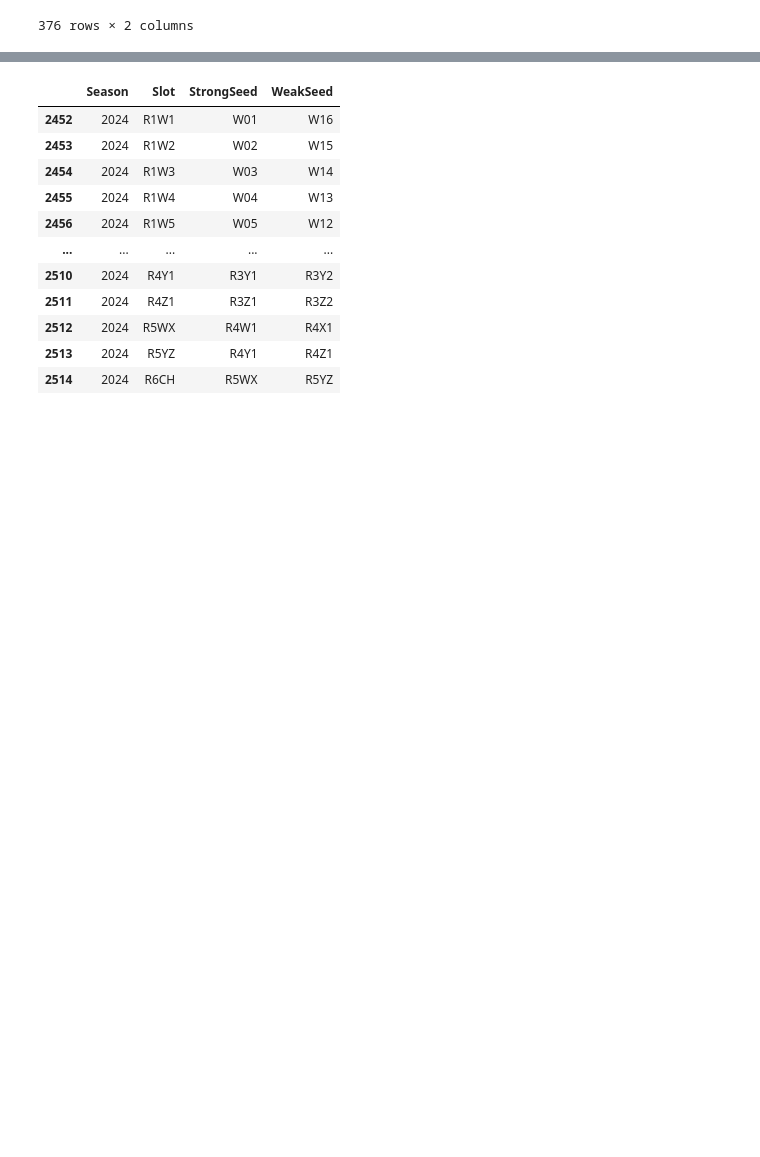
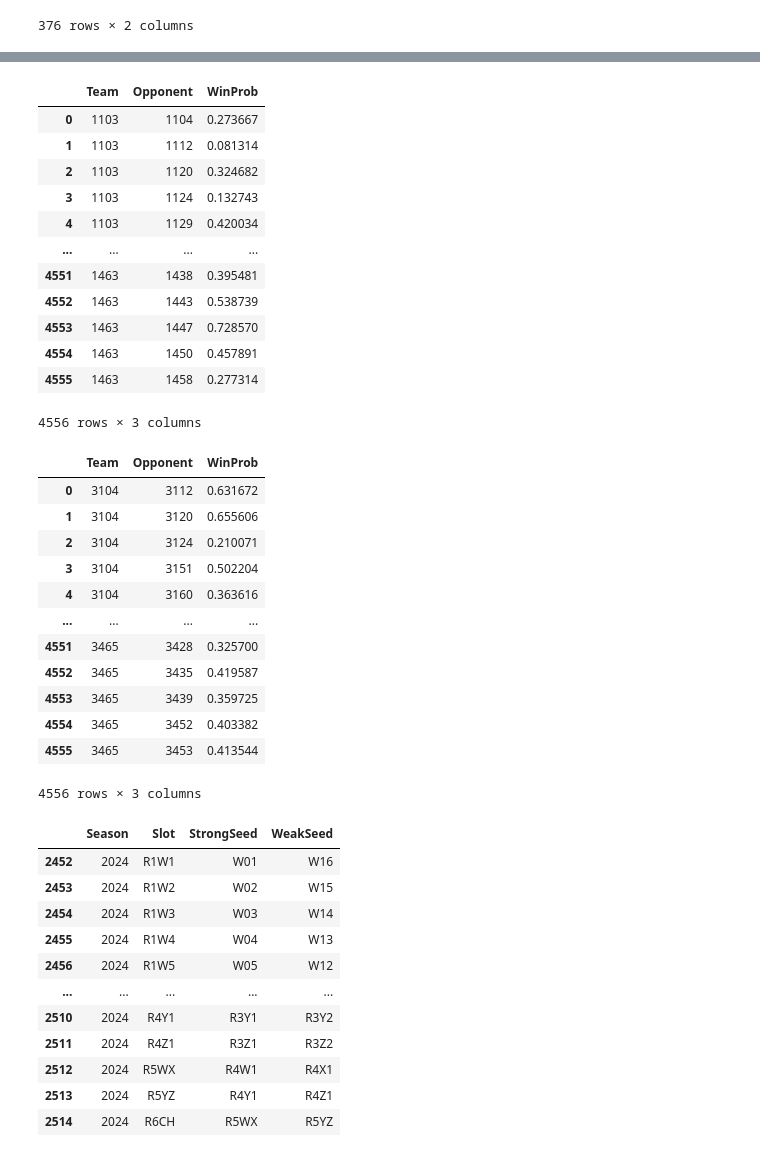
Before and after one commit to caiomelo22/march-madness-2024, a Jupyter notebook: notebook290af3cecf.ipynb, the cells around one changed output, grey strips where cells are left out. Drawn from its saved outputs; the diff is of its cells as text; code cells hidden in the pictures; blank space fills up the shorter version.

```diff
--- a/notebook290af3cecf.ipynb
+++ b/notebook290af3cecf.ipynb
@@ -350,3 +351,60 @@ w_current_szn_df, w_teams_df, w_slots = pipeline('W')
 | 2276 | 2024 | 3452 | 3465 | West Virginia | Cal Baptist | 8 | 0.0 | 68.884120 | 68.611588 | ... |
 | 2277 | 2024 | 3453 | 3465 | WI Green Bay | Cal Baptist | 11 | 0.0 | 82.378855 | 68.640969 | ... |
 2278 rows × 38 columns
+# %%
+def aggregate_probabilities_by_team(df):
+    teams = pd.concat([df['TeamA'], df['TeamB']]).unique()
+    team_probabilities = pd.DataFrame(index=teams, columns=teams)
+
+    # Fill the win probability DataFrame with NaNs
+    team_probabilities[:] = float('NaN')
+
+    # Calculate win probabilities for each team against each other team
+    for index, row in df.iterrows():
+        team_probabilities.at[row['TeamA'], row['TeamB']] = row['AProb']
+        team_probabilities.at[row['TeamB'], row['TeamA']] = row['BProb']
+
+    # Create a new DataFrame to store the results
+    result = pd.DataFrame(columns=['Team', 'Opponent', 'WinProb'])
+
+    # Iterate over each team and opponent to fill the result DataFrame
+    for team in teams:
+        for opponent in teams:
+            if team != opponent:
+                win_prob = team_probabilities.at[team, opponent]
+                result = pd.concat([result, pd.DataFrame([[team, opponent, win_prob]], columns=['Team', 'Opponent', 'WinProb'])], ignore_index=True)
+
+    return result
+
+probabilities_m = aggregate_probabilities_by_team(m_current_szn_df)
+display(probabilities_m)
+
+probabilities_w = aggregate_probabilities_by_team(w_current_szn_df)
+display(probabilities_w)
+# %% [output]
+|  | Team | Opponent | WinProb |
+| 0 | 1103 | 1104 | 0.273667 |
+| 1 | 1103 | 1112 | 0.081314 |
+| 2 | 1103 | 1120 | 0.324682 |
+| 3 | 1103 | 1124 | 0.132743 |
+| 4 | 1103 | 1129 | 0.420034 |
+| ... | ... | ... | ... |
+| 4551 | 1463 | 1438 | 0.395481 |
+| 4552 | 1463 | 1443 | 0.538739 |
+| 4553 | 1463 | 1447 | 0.728570 |
+| 4554 | 1463 | 1450 | 0.457891 |
+| 4555 | 1463 | 1458 | 0.277314 |
+4556 rows × 3 columns
+|  | Team | Opponent | WinProb |
+| 0 | 3104 | 3112 | 0.631672 |
+| 1 | 3104 | 3120 | 0.655606 |
+| 2 | 3104 | 3124 | 0.210071 |
+| 3 | 3104 | 3151 | 0.502204 |
+| 4 | 3104 | 3160 | 0.363616 |
+| ... | ... | ... | ... |
+| 4551 | 3465 | 3428 | 0.325700 |
+| 4552 | 3465 | 3435 | 0.419587 |
+| 4553 | 3465 | 3439 | 0.359725 |
+| 4554 | 3465 | 3452 | 0.403382 |
+| 4555 | 3465 | 3453 | 0.413544 |
+4556 rows × 3 columns
```
Also changed, not shown: parts of 11 cells of this notebook.
